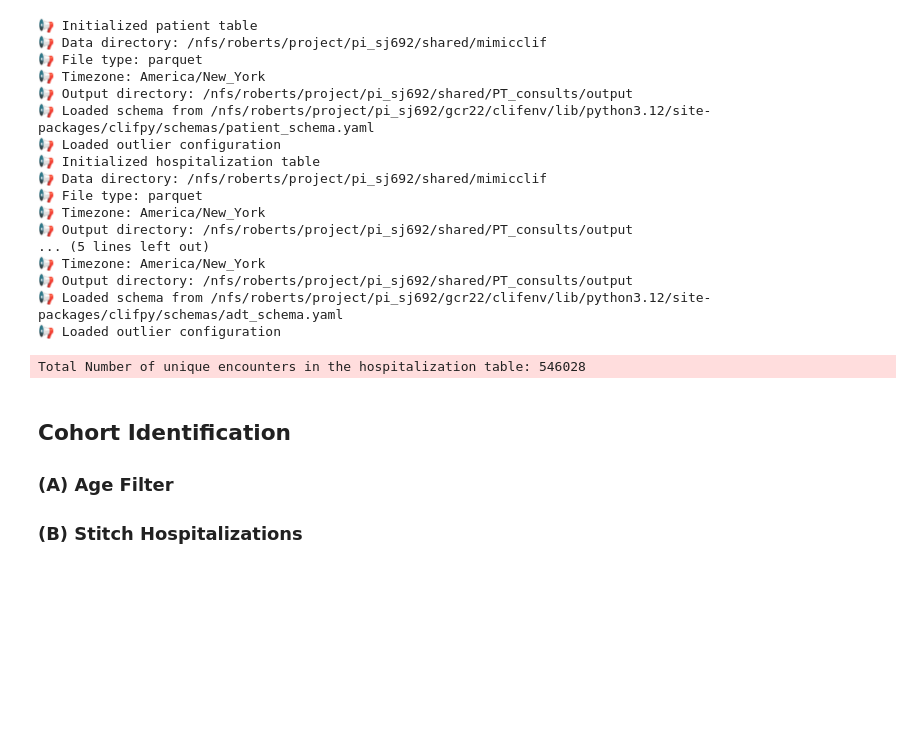
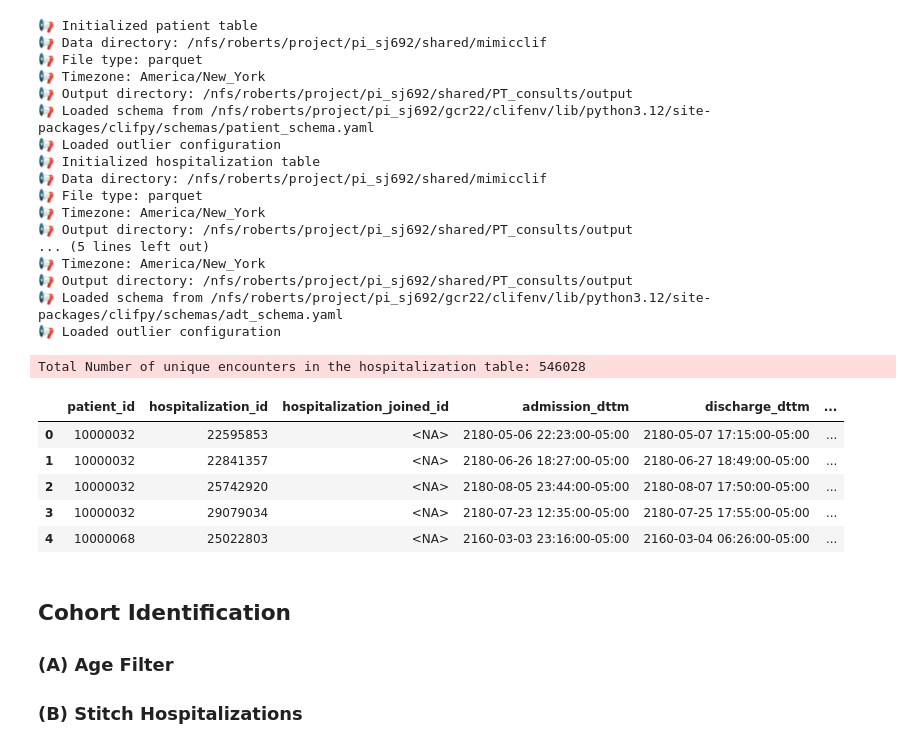
Before and after one commit to rottaro/CLIF-pt-consult-order-tte, a Jupyter notebook: code/1_cohort.ipynb, the cells around one changed output. Saved outputs shown, nothing was run; the diff lists cells and outputs as text; code cells hidden in the pictures; blank space fills up the shorter version.

```diff
--- a/code/1_cohort.ipynb
+++ b/code/1_cohort.ipynb
@@ -165,6 +165,15 @@ log(f"Total Number of unique encounters in the hospitalization table: {co.hospit
 📢 Loaded schema from /nfs/roberts/project/pi_sj692/gcr22/clifenv/lib/python3.12/site-packages/clifpy/schemas/adt_schema.yaml
 📢 Loaded outlier configuration
 Total Number of unique encounters in the hospitalization table: 546028
+# %%
+co.hospitalization.df.head()
+# %% [output]
+|  | patient_id | hospitalization_id | hospitalization_joined_id | admission_dttm | discharge_dttm | ... |
+| 0 | 10000032 | 22595853 | <NA> | 2180-05-06 22:23:00-05:00 | 2180-05-07 17:15:00-05:00 | ... |
+| 1 | 10000032 | 22841357 | <NA> | 2180-06-26 18:27:00-05:00 | 2180-06-27 18:49:00-05:00 | ... |
+| 2 | 10000032 | 25742920 | <NA> | 2180-08-05 23:44:00-05:00 | 2180-08-07 17:50:00-05:00 | ... |
+| 3 | 10000032 | 29079034 | <NA> | 2180-07-23 12:35:00-05:00 | 2180-07-25 17:55:00-05:00 | ... |
+| 4 | 10000068 | 25022803 | <NA> | 2160-03-03 23:16:00-05:00 | 2160-03-04 06:26:00-05:00 | ... |
 # %% [markdown]
 ## Cohort Identification
 ### (A) Age Filter
```
Also changed, not shown: 7 other files.
